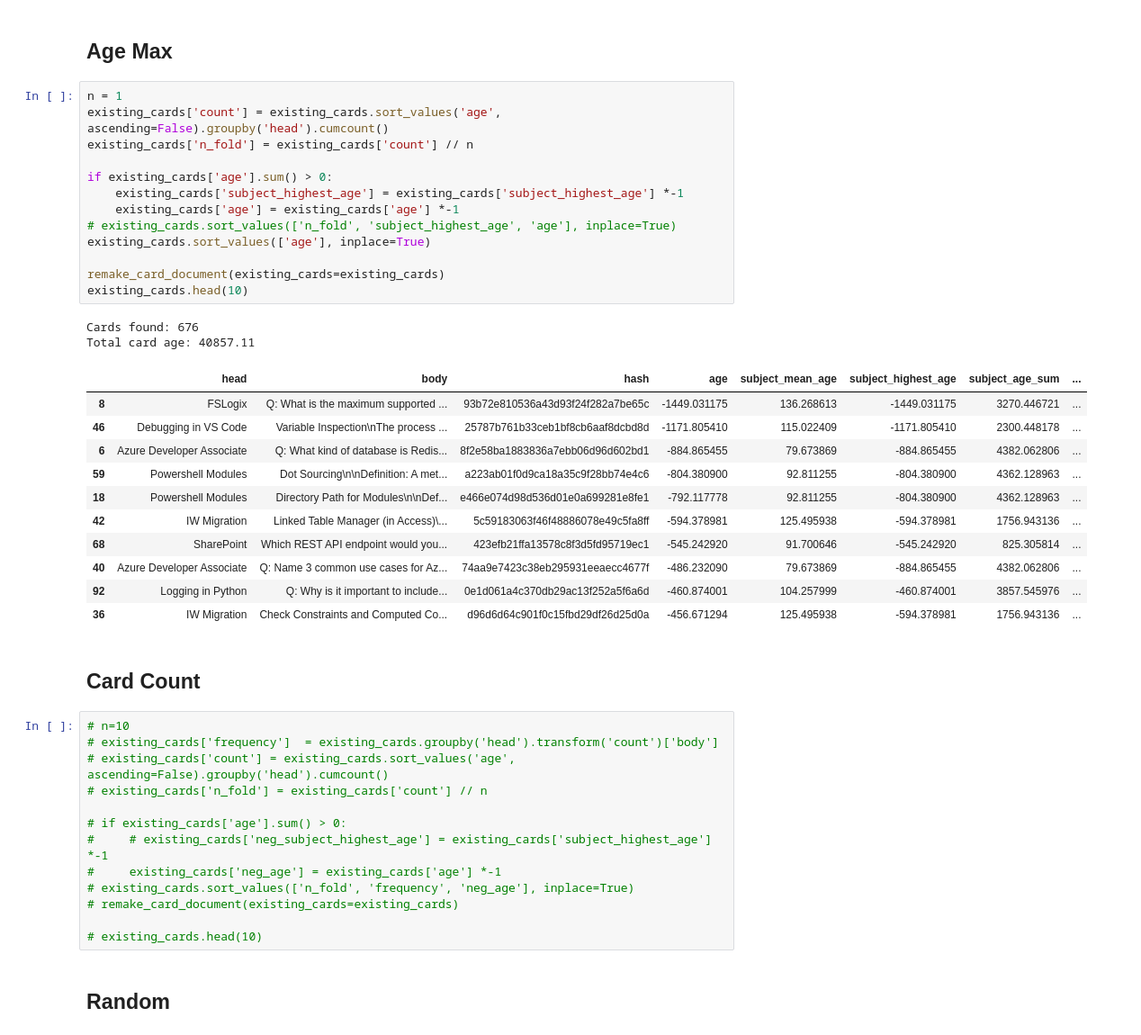
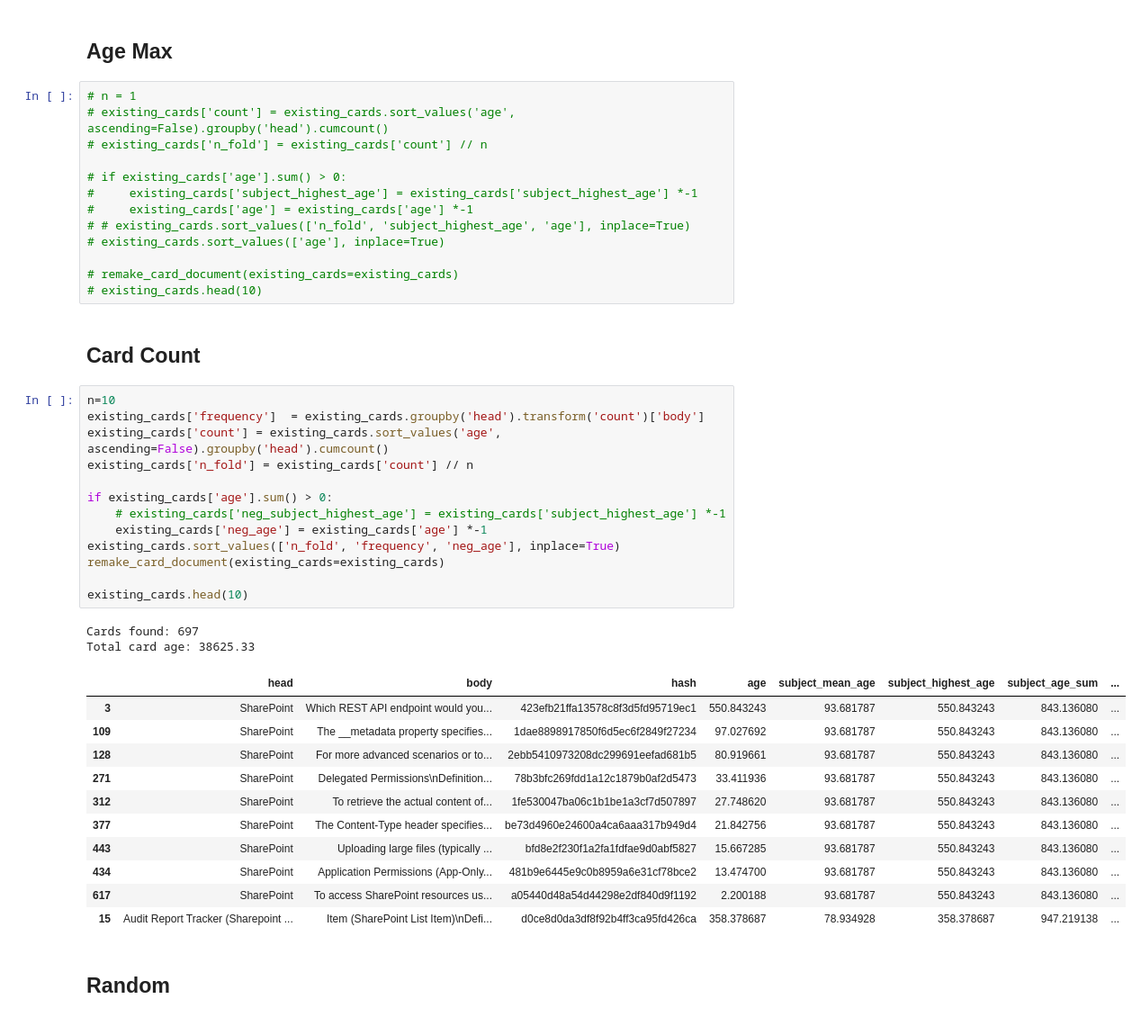
Before and after one commit to JayTY94/Certcards-refresh, a Jupyter notebook: shuffle.ipynb, the cells around one changed output. Shown at 90% size. Cells and saved outputs as stored; diff of their text form.

```diff
--- a/shuffle.ipynb
+++ b/shuffle.ipynb
@@ -210,47 +210,47 @@ sum of ages: ~40857.11
 # %% [markdown]
 ## Age Max
 # %%
-n = 1
-existing_cards['count'] = existing_cards.sort_values('age', ascending=False).groupby('head').cumcount()
-existing_cards['n_fold'] = existing_cards['count'] // n
+# n = 1
+# existing_cards['count'] = existing_cards.sort_values('age', ascending=False).groupby('head').cumcount()
+# existing_cards['n_fold'] = existing_cards['count'] // n
 
-if existing_cards['age'].sum() > 0:
-    existing_cards['subject_highest_age'] = existing_cards['subject_highest_age'] *-1
-    existing_cards['age'] = existing_cards['age'] *-1
-# existing_cards.sort_values(['n_fold', 'subject_highest_age', 'age'], inplace=True)
-existing_cards.sort_values(['age'], inplace=True)
+# if existing_cards['age'].sum() > 0:
+#     existing_cards['subject_highest_age'] = existing_cards['subject_highest_age'] *-1
+#     existing_cards['age'] = existing_cards['age'] *-1
+# # existing_cards.sort_values(['n_fold', 'subject_highest_age', 'age'], inplace=True)
+# existing_cards.sort_values(['age'], inplace=True)
 
-remake_card_document(existing_cards=existing_cards)
-existing_cards.head(10)
+# remake_card_document(existing_cards=existing_cards)
+# existing_cards.head(10)
-# %% [output]
-Cards found: 676
-Total card age: 40857.11
-|  | head | body | hash | age | subject_mean_age | subject_highest_age | subject_age_sum | ... |
-| 8 | FSLogix | Q: What is the maximum supported ... | 93b72e810536a43d93f24f282a7be65c | -1449.031175 | 136.268613 | -1449.031175 | 3270.446721 | ... |
-| 46 | Debugging in VS Code | Variable Inspection\nThe process ... | 25787b761b33ceb1bf8cb6aaf8dcbd8d | -1171.805410 | 115.022409 | -1171.805410 | 2300.448178 | ... |
-| 6 | Azure Developer Associate | Q: What kind of database is Redis... | 8f2e58ba1883836a7ebb06d96d602bd1 | -884.865455 | 79.673869 | -884.865455 | 4382.062806 | ... |
-| 59 | Powershell Modules | Dot Sourcing\n\nDefinition: A met... | a223ab01f0d9ca18a35c9f28bb74e4c6 | -804.380900 | 92.811255 | -804.380900 | 4362.128963 | ... |
-| 18 | Powershell Modules | Directory Path for Modules\n\nDef... | e466e074d98d536d01e0a699281e8fe1 | -792.117778 | 92.811255 | -804.380900 | 4362.128963 | ... |
-| 42 | IW Migration | Linked Table Manager (in Access)\... | 5c59183063f46f48886078e49c5fa8ff | -594.378981 | 125.495938 | -594.378981 | 1756.943136 | ... |
-| 68 | SharePoint | Which REST API endpoint would you... | 423efb21ffa13578c8f3d5fd95719ec1 | -545.242920 | 91.700646 | -545.242920 | 825.305814 | ... |
-| 40 | Azure Developer Associate | Q: Name 3 common use cases for Az... | 74aa9e7423c38eb295931eeaecc4677f | -486.232090 | 79.673869 | -884.865455 | 4382.062806 | ... |
-| 92 | Logging in Python | Q: Why is it important to include... | 0e1d061a4c370db29ac13f252a5f6a6d | -460.874001 | 104.257999 | -460.874001 | 3857.545976 | ... |
-| 36 | IW Migration | Check Constraints and Computed Co... | d96d6d64c901f0c15fbd29df26d25d0a | -456.671294 | 125.495938 | -594.378981 | 1756.943136 | ... |
 # %% [markdown]
 ## Card Count
 # %%
-# n=10
-# existing_cards['frequency']  = existing_cards.groupby('head').transform('count')['body']
-# existing_cards['count'] = existing_cards.sort_values('age', ascending=False).groupby('head').cumcount()
-# existing_cards['n_fold'] = existing_cards['count'] // n
+n=10
+existing_cards['frequency']  = existing_cards.groupby('head').transform('count')['body']
+existing_cards['count'] = existing_cards.sort_values('age', ascending=False).groupby('head').cumcount()
+existing_cards['n_fold'] = existing_cards['count'] // n
 
-# if existing_cards['age'].sum() > 0:
-#     # existing_cards['neg_subject_highest_age'] = existing_cards['subject_highest_age'] *-1
-#     existing_cards['neg_age'] = existing_cards['age'] *-1
-# existing_cards.sort_values(['n_fold', 'frequency', 'neg_age'], inplace=True)
-# remake_card_document(existing_cards=existing_cards)
+if existing_cards['age'].sum() > 0:
+    # existing_cards['neg_subject_highest_age'] = existing_cards['subject_highest_age'] *-1
+    existing_cards['neg_age'] = existing_cards['age'] *-1
+existing_cards.sort_values(['n_fold', 'frequency', 'neg_age'], inplace=True)
+remake_card_document(existing_cards=existing_cards)
 
-# existing_cards.head(10)
+existing_cards.head(10)
+# %% [output]
+Cards found: 697
+Total card age: 38625.33
+|  | head | body | hash | age | subject_mean_age | subject_highest_age | subject_age_sum | ... |
+| 3 | SharePoint | Which REST API endpoint would you... | 423efb21ffa13578c8f3d5fd95719ec1 | 550.843243 | 93.681787 | 550.843243 | 843.136080 | ... |
+| 109 | SharePoint | The __metadata property specifies... | 1dae8898917850f6d5ec6f2849f27234 | 97.027692 | 93.681787 | 550.843243 | 843.136080 | ... |
+| 128 | SharePoint | For more advanced scenarios or to... | 2ebb5410973208dc299691eefad681b5 | 80.919661 | 93.681787 | 550.843243 | 843.136080 | ... |
+| 271 | SharePoint | Delegated Permissions\nDefinition... | 78b3bfc269fdd1a12c1879b0af2d5473 | 33.411936 | 93.681787 | 550.843243 | 843.136080 | ... |
+| 312 | SharePoint | To retrieve the actual content of... | 1fe530047ba06c1b1be1a3cf7d507897 | 27.748620 | 93.681787 | 550.843243 | 843.136080 | ... |
+| 377 | SharePoint | The Content-Type header specifies... | be73d4960e24600a4ca6aaa317b949d4 | 21.842756 | 93.681787 | 550.843243 | 843.136080 | ... |
+| 443 | SharePoint | Uploading large files (typically ... | bfd8e2f230f1a2fa1fdfae9d0abf5827 | 15.667285 | 93.681787 | 550.843243 | 843.136080 | ... |
+| 434 | SharePoint | Application Permissions (App-Only... | 481b9e6445e9c0b8959a6e31cf78bce2 | 13.474700 | 93.681787 | 550.843243 | 843.136080 | ... |
+| 617 | SharePoint | To access SharePoint resources us... | a05440d48a54d44298e2df840d9f1192 | 2.200188 | 93.681787 | 550.843243 | 843.136080 | ... |
+| 15 | Audit Report Tracker (Sharepoint ... | Item (SharePoint List Item)\nDefi... | d0ce8d0da3df8f92b4ff3ca95fd426ca | 358.378687 | 78.934928 | 358.378687 | 947.219138 | ... |
 # %% [markdown]
 
 ## Random
```
Also changed, not shown: parts of 5 cells of this notebook, 4 other files.
